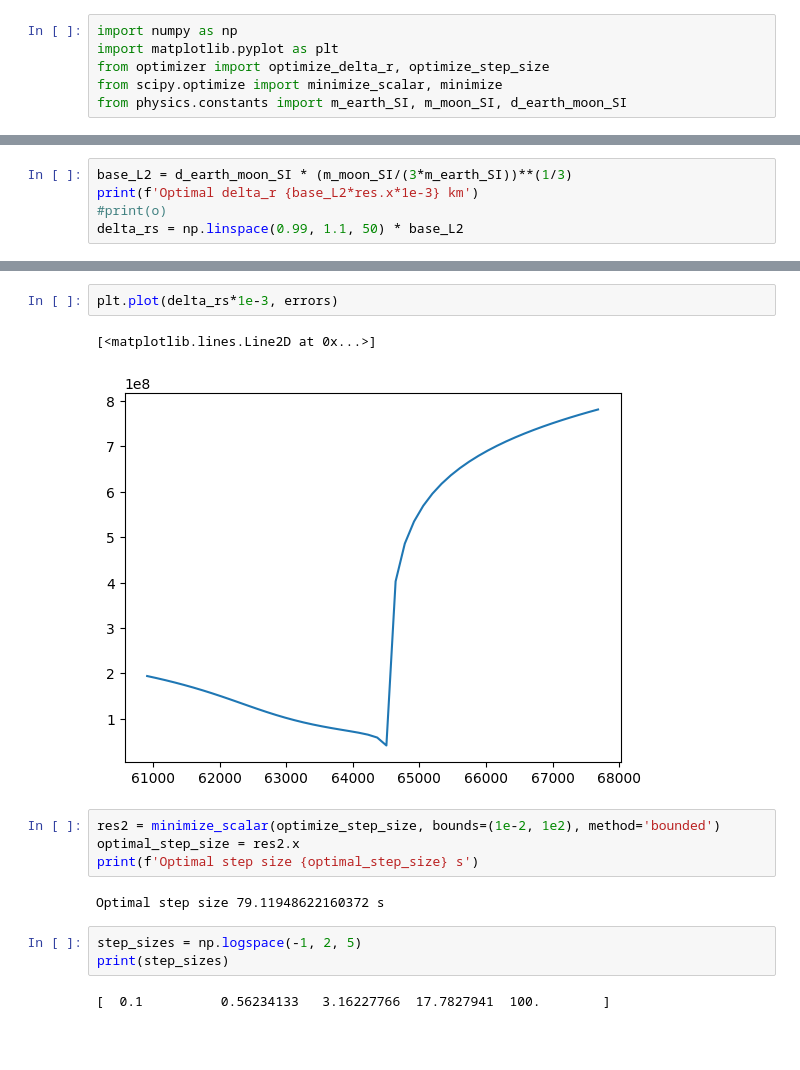
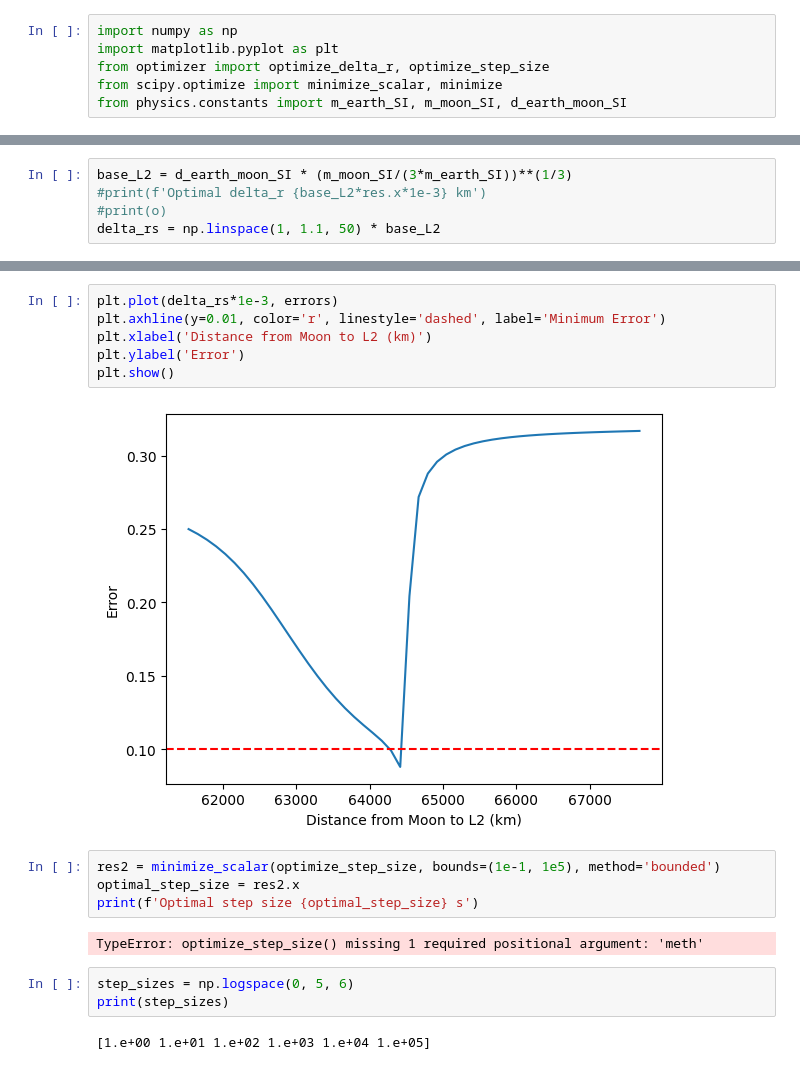
Before and after one commit to Sam-Coulthurst/ComputingProject, a Jupyter notebook: finding_optimals.ipynb, the cells around one changed output, grey strips where cells are left out. Cells and saved outputs as stored; diff of their text form; blank space fills up the shorter version.

```diff
--- a/finding_optimals.ipynb
+++ b/finding_optimals.ipynb
@@ -14,5 +17,5 @@ print(res.x)
 # %%
 base_L2 = d_earth_moon_SI * (m_moon_SI/(3*m_earth_SI))**(1/3)
-print(f'Optimal delta_r {base_L2*res.x*1e-3} km')
+#print(f'Optimal delta_r {base_L2*res.x*1e-3} km')
 #print(o)
-delta_rs = np.linspace(0.99, 1.1, 50) * base_L2
+delta_rs = np.linspace(1, 1.1, 50) * base_L2
@@ -26,18 +46,21 @@ for delta_r in delta_rs:
 # %%
 plt.plot(delta_rs*1e-3, errors)
+plt.axhline(y=0.01, color='r', linestyle='dashed', label='Minimum Error')
+plt.xlabel('Distance from Moon to L2 (km)')
+plt.ylabel('Error')
+plt.show()
 # %% [output]
-[<matplotlib.lines.Line2D at 0x...>]
-[figure, old version]
+[figure, new version]
 # %%
-res2 = minimize_scalar(optimize_step_size, bounds=(1e-2, 1e2), method='bounded')
+res2 = minimize_scalar(optimize_step_size, bounds=(1e-1, 1e5), method='bounded')
 optimal_step_size = res2.x
 print(f'Optimal step size {optimal_step_size} s')
 # %% [output]
-Optimal step size 79.11948622160372 s
+TypeError: optimize_step_size() missing 1 required positional argument: 'meth'
 # %%
-step_sizes = np.logspace(-1, 2, 5)
+step_sizes = np.logspace(0, 5, 6)
 print(step_sizes)
 # %% [output]
-[  0.1          0.56234133   3.16227766  17.7827941  100.        ]
+[1.e+00 1.e+01 1.e+02 1.e+03 1.e+04 1.e+05]
 # %%
 errors2 = []
```
Also changed, not shown: parts of 5 cells of this notebook, 7 other files.
